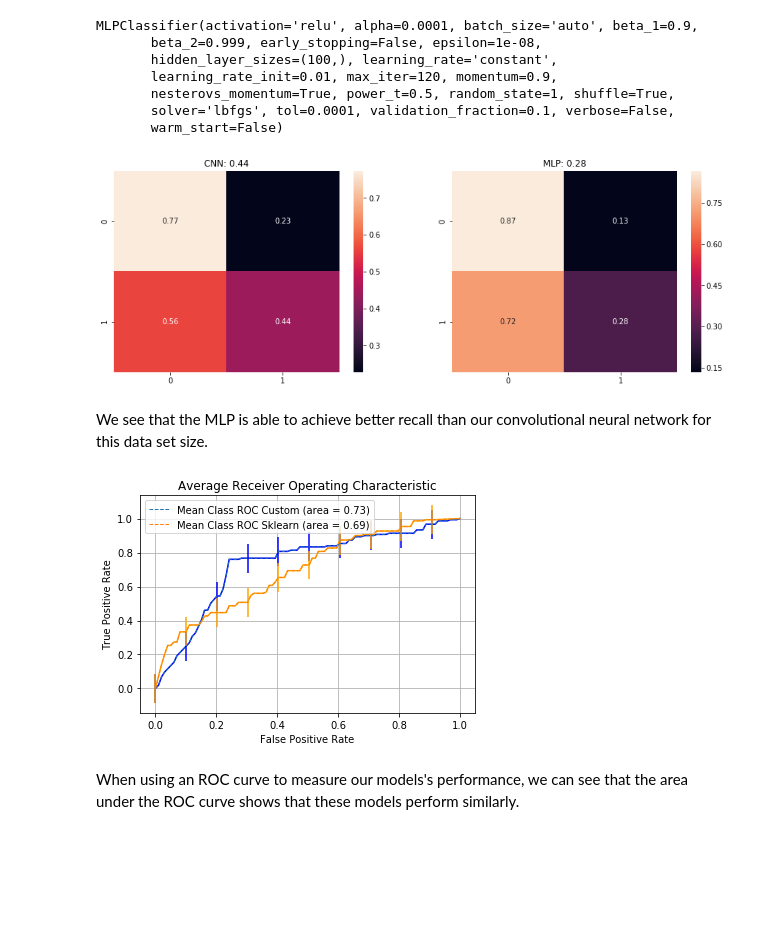
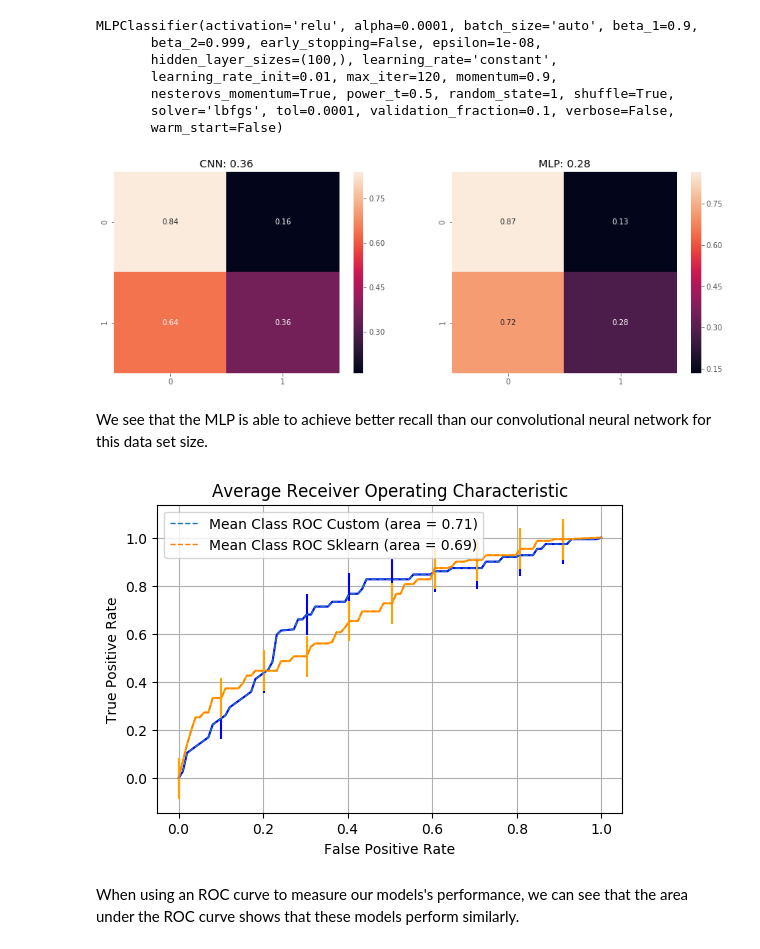
Before and after one commit to jakecarlson1/machine-learning-labs, a Jupyter notebook: Lab7/Lab 7 - Convolutional Neural Networks.ipynb, the cells around one changed output. Drawn from its saved outputs; the diff is of its cells as text; code cells hidden in the pictures; blank space fills up the shorter version.

Commit message:
implemented class weights on cnn2

```diff
--- a/Lab7/Lab 7 - Convolutional Neural Networks.ipynb
+++ b/Lab7/Lab 7 - Convolutional Neural Networks.ipynb
@@ -325,7 +325,8 @@ for train_idx, test_idx in kfold.split(X_train, y_train):
     cnn2 = build_cnn2()
 
     # fit on train and predict on test
-    cnn2.fit(np.expand_dims(X_train_temp, axis=1), y_train_temp, epochs=40, batch_size=32, verbose=0)
+    cnn2.fit(np.expand_dims(X_train_temp, axis=1), y_train_temp,
+             class_weight=class_weight, epochs=40, batch_size=32, verbose=0)
     pred = np.argmax(cnn2.predict(np.expand_dims(X_test_temp, axis=1)), axis=1)
 
     # take cost
@@ -444,7 +445,7 @@ def compare_mlp_cnn(cnn, mlp, X_test, y_test):
 # %%
 compare_mlp_cnn(cnn2, sk_mlp, X_test, y_test)
 # %% [output]
-[figure, old version]
+[figure, new version]
 # %% [markdown]
 We see that the MLP is able to achieve better recall than our convolutional neural network for this data set size.
 # %%
@@ -479,7 +480,9 @@ perclass_mean_tpr /= len(classes)
 roc_auc /= len(classes)
 mean_tpr += perclass_mean_tpr
 error = np.var(mean_fpr)
+plt.style.use('default')
 
+plt.figure(figsize=(6,4))
 plt.plot(mean_fpr,perclass_mean_tpr,'--',lw=1,label='Mean Class ROC Custom (area = %0.2f)'
                % (roc_auc))
 plt.errorbar(mean_fpr, perclass_mean_tpr, yerr=error, barsabove=True, errorevery=10, color='blue')
@@ -489,34 +492,35 @@ plt.errorbar(mean_fpr, perclass_mean_tpr, yerr=error, barsabove=True, errorevery
 perclass_mean_tpr = 0.0
 roc_auc = 0
 
 # get the mean fpr and tpr, per class
 for j in classes:
     fpr, tpr, thresholds = roc_curve(y_test,
                                      pred_sk[:,int(j)],
                                      pos_label=j)
 
     perclass_mean_tpr += interp(mean_fpr, fpr, tpr)
     perclass_mean_tpr[0] = 0.0
     roc_auc += auc(fpr, tpr)
 
 perclass_mean_tpr /= len(classes)
 roc_auc /= len(classes)
 mean_tpr += perclass_mean_tpr
 
 error = np.var(mean_fpr)
 
+
 plt.plot(mean_fpr,perclass_mean_tpr,'--',lw=1,label='Mean Class ROC Sklearn (area = %0.2f)'
                % (roc_auc))
 plt.errorbar(mean_fpr, perclass_mean_tpr, yerr=error, barsabove=True, errorevery=10, color='orange')
 
 plt.legend(loc='best')
 plt.grid()
 plt.xlabel('False Positive Rate')
 plt.ylabel('True Positive Rate')
 plt.title('Average Receiver Operating Characteristic')
 plt.show()
 # %% [output]
-[figure, old version]
+[figure, new version]
 # %% [markdown]
 When using an ROC curve to measure our models's performance, we can see that the area under the ROC curve shows that these models perform similarly.
 # %% [markdown]
```
Also changed, not shown: parts of 16 cells of this notebook.
